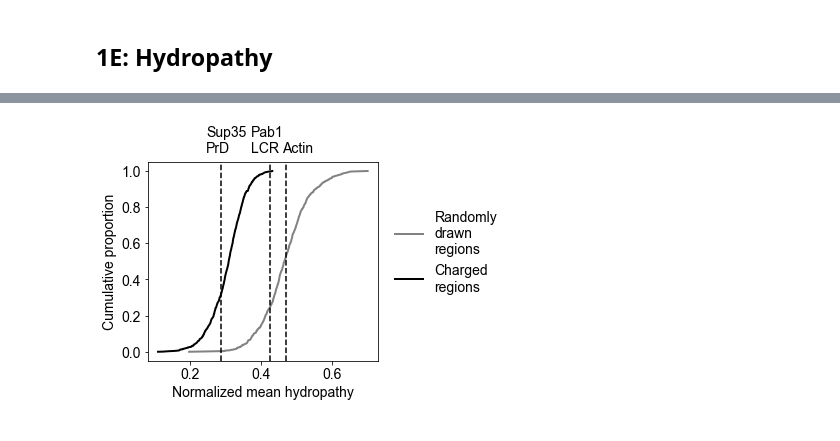
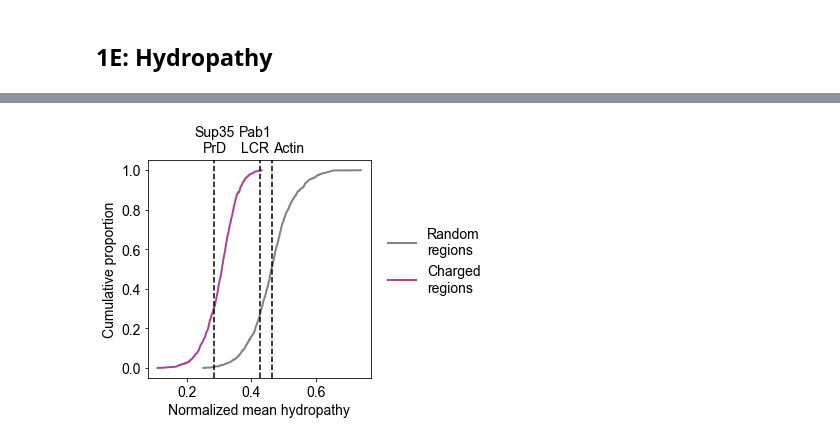
Before and after one commit to rosalindpan/hcrpaper, a Jupyter notebook: figures/Figure1.ipynb, the cells around one changed output, grey strips where cells are left out. Cells and saved outputs as stored; diff of their text form; code cells hidden in the pictures.

```diff
--- a/figures/Figure1.ipynb
+++ b/figures/Figure1.ipynb
@@ -450,30 +444,29 @@ print(actin_hydropathy)
 # %%
-fig, ax = plt.subplots(figsize=(6,4.25))
+fig, ax = plt.subplots(figsize=(4,4))
 
 ax.plot(np.sort(rd_hydropathy), np.linspace(0, 1, len(rd_hydropathy), endpoint=False),
-        label='Randomly\ndrawn\nregions', linewidth=2, color = cscheme['dis'])
+        label='Random\nregions', linewidth=2, color = cscheme['dis'])
 ax.plot(np.sort(cr_hydropathy), np.linspace(0, 1, len(cr_hydropathy), endpoint=False),
-        label="Charged\nregions", linewidth=2, color = 'black')
+        label="Charged\nregions", linewidth=2, color = cscheme['cr'])
 #ax.plot(np.sort(cr_charge_norm), np.linspace(0, 1, len(cr_charge_norm), endpoint=False),
 #        label="Charged regions\n(charged-normalized)", linewidth=2, color = cscheme['cr'])
-ax.annotate('Pab1\nLCR',
-            xy=(Pab1_hydropathy-0.055, 1.1), annotation_clip=False)
+ax.annotate('Pab1\nLCR', ha='center', va='center',
+            xy=(Pab1_hydropathy-0.015, 1.15), annotation_clip=False)
 ax.axvline(Pab1_hydropathy, linestyle='--', color='black')
 
-ax.annotate('Sup35\nPrD',
-            xy=(Sup35_prd_hydropathy-0.04, 1.1), annotation_clip=False)
+ax.annotate('Sup35\nPrD', ha='center', va='center',
+            xy=(Sup35_prd_hydropathy, 1.15), annotation_clip=False)
 ax.axvline(Sup35_prd_hydropathy, linestyle='--', color='black')
 
-ax.annotate('Actin',
-            xy=(actin_hydropathy-0.01, 1.1), annotation_clip=False)
+ax.annotate('Actin', ha='center', va='center',
+            xy=(actin_hydropathy+0.05, 1.113), annotation_clip=False)
 ax.axvline(actin_hydropathy, linestyle='--', color='black')
 
-plt.legend(bbox_to_anchor=(1.02, 0.82), loc='upper left', fontsize=14, frameon=False)
+plt.legend(bbox_to_anchor=(1.02, 0.75), loc='upper left', fontsize=14, frameon=False)
 plt.xlabel("Normalized mean hydropathy")
 plt.ylabel("Cumulative proportion")
 #plt.xlim((0.65, 1))
-plt.tight_layout()
-plt.savefig('./plots/Figure1E.png', dpi=500)
+plt.savefig('./plots/Figure1E.png', dpi=500, bbox_inches='tight')
 plt.show()
 # %% [output]
-[figure, old version]
+[figure, new version]
```
Also changed, not shown: parts of 8 cells of this notebook, 15 other files.
